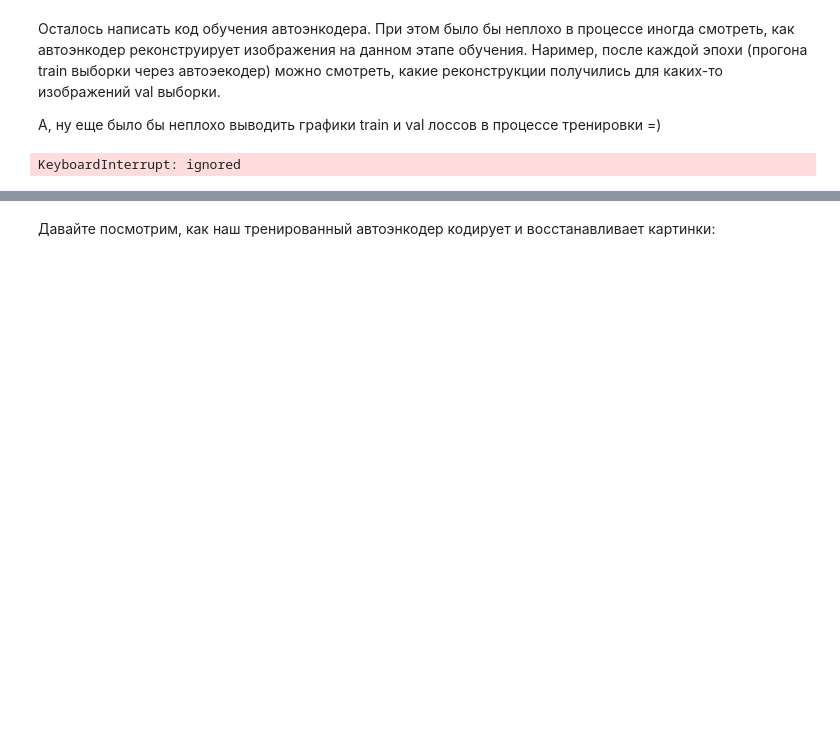
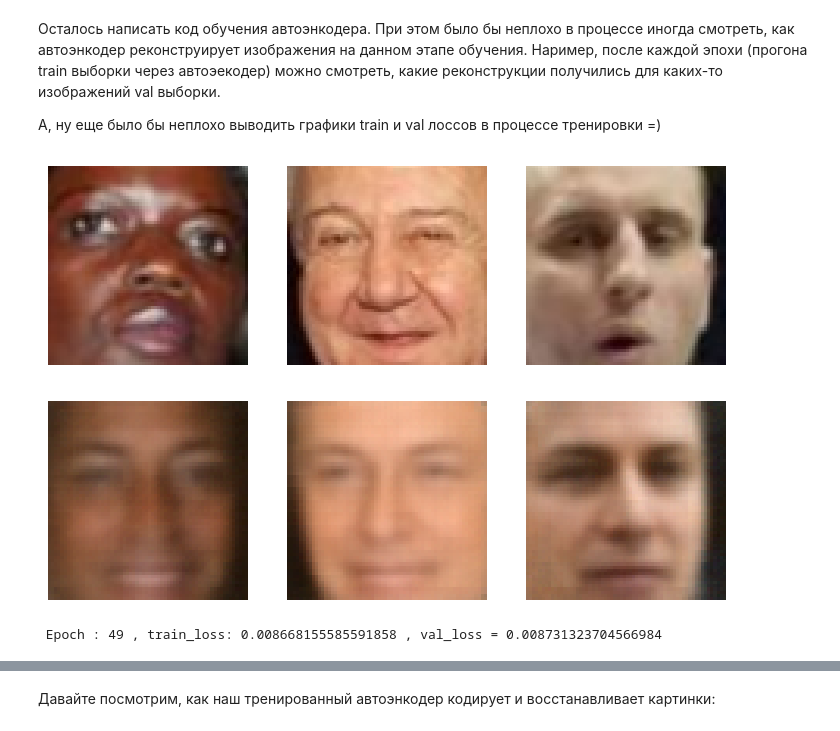
Before and after one commit to Summit2/ML_education, a Jupyter notebook: [hw]autoencoders.ipynb, the cells around one changed output, grey strips where cells are left out. Drawn from its saved outputs; the diff is of its cells as text; code cells hidden in the pictures; blank space fills up the shorter version.

```diff
--- a/[hw]autoencoders.ipynb
+++ b/[hw]autoencoders.ipynb
@@ -150,22 +168,30 @@ class Autoencoder(nn.Module):
     def __init__(self):
         super().__init__()
         self.encoder = nn.Sequential(
-            nn.Conv2d(3,64, kernel_size=3, stride=1, padding=1),
+            nn.Conv2d(3,32, kernel_size=3, stride=2, padding=1), #64 -> 32
+            nn.BatchNorm2d(32),
+            nn.ReLU(),
+            nn.Conv2d(32,64, kernel_size=3, stride=2, padding=1), #32 -> 16
             nn.BatchNorm2d(64),
             nn.ReLU(),
-            nn.Conv2d(64,dim_code, kernel_size=3, stride=1, padding=1),
-            nn.BatchNorm2d(dim_code),
+            nn.Flatten(),
+            nn.Linear(64*16*16,16),
             nn.ReLU(),
         )
 
+
         self.decoder = nn.Sequential(
-            nn.ConvTranspose2d(dim_code,32, kernel_size=3, stride=1, padding=1),
+            nn.Linear(16,64*16*16),
+            nn.ReLU(),
+            nn.Unflatten(1,(64,16,16)),
+            nn.ConvTranspose2d(64,32, kernel_size=3, stride=2, padding=1),
             nn.BatchNorm2d(32),
             nn.ReLU(),
-            nn.ConvTranspose2d(32,64, kernel_size=3, stride=1, padding=1),
-            nn.BatchNorm2d(64),
+            nn.ConvTranspose2d(32,32, kernel_size=3, padding=1),
+            nn.BatchNorm2d(32),
             nn.ReLU(),
-            nn.ConvTranspose2d(64,3, kernel_size=3, stride=1, padding=1),
+            nn.ConvTranspose2d(32,3, kernel_size=4, stride=2, padding=0),
+
         )
         # Обратите внимание на формат, в котором функция fetch() возвращает data
 
@@ -174,6 +200,8 @@ class Autoencoder(nn.Module):
         # <реализуйте forward проход автоэнкодера
         # в качестве возвращаемых переменных -- латентное представление картинки (latent_code)
         # и полученная реконструкция изображения (reconstruction)>
+        # print(x.size())
         latent_code = self.encoder(x)
         reconstruction = self.decoder(latent_code)
+        # print(reconstruction.size())
         return reconstruction, latent_code
@@ -192,37 +212,53 @@ autoencoder
 
 А, ну еще было бы неплохо выводить графики train и val лоссов в процессе тренировки =)
 # %%
+criterion = F.mse_loss
+autoencoder = Autoencoder()
+optimizer = torch.optim.Adam(autoencoder.parameters())
+
 n_epochs = 50
 device = 'cuda:0' if torch.cuda.is_available() else 'cpu'
 
 autoencoder = autoencoder.to(device)
 train_losses = []
 val_losses = []
 
 for epoch in tqdm(range(n_epochs)):
     autoencoder.train()
     train_losses_per_epoch = []
     for i, X_batch in enumerate(train_loader):
         # print(X_batch[0].size())
-        X_batch =( X_batch.transpose(1,3).float()).to(device)
+        X_batch =(X_batch.transpose(1,3).float()).to(device)
         optimizer.zero_grad()
         reconstructed, _ = autoencoder(X_batch)
         loss = criterion(reconstructed, X_batch)
         loss.backward()
         optimizer.step()
         train_losses_per_epoch.append(loss.item())
 
+        # with torch.no_grad():
+        #   show_img(X_batch.cpu().detach().transpose(1,3).numpy(),3)
+        #   show_img(reconstructed.cpu().detach().transpose(1,3).numpy(),3)
+
+
     train_losses.append(np.mean(train_losses_per_epoch))
 
     autoencoder.eval()
     val_losses_per_epoch = []
     with torch.no_grad():
+
         for X_batch in val_loader:
           X_batch = X_batch.transpose(1,3).float().to(device)
           reconstructed, _ = autoencoder(X_batch)
           loss = criterion(reconstructed, X_batch)
           val_losses_per_epoch.append(loss.item())
+        clear_output(wait=True)
+        show_img(X_batch.cpu().detach().transpose(1,3).numpy(),3)
+        show_img(reconstructed.cpu().detach().transpose(1,3).numpy(),3)
 
     val_losses.append(np.mean(val_losses_per_epoch))
+    print(f' Epoch : {epoch} , train_loss: {train_losses[-1]} , val_loss = {val_losses[-1]} ')
 # %% [output]
+[figure, added]
+[figure, added]
-KeyboardInterrupt: ignored
+ Epoch : 49 , train_loss: 0.008668155585591858 , val_loss = 0.008731323704566984
```
Also changed, not shown: parts of 9 cells of this notebook.
